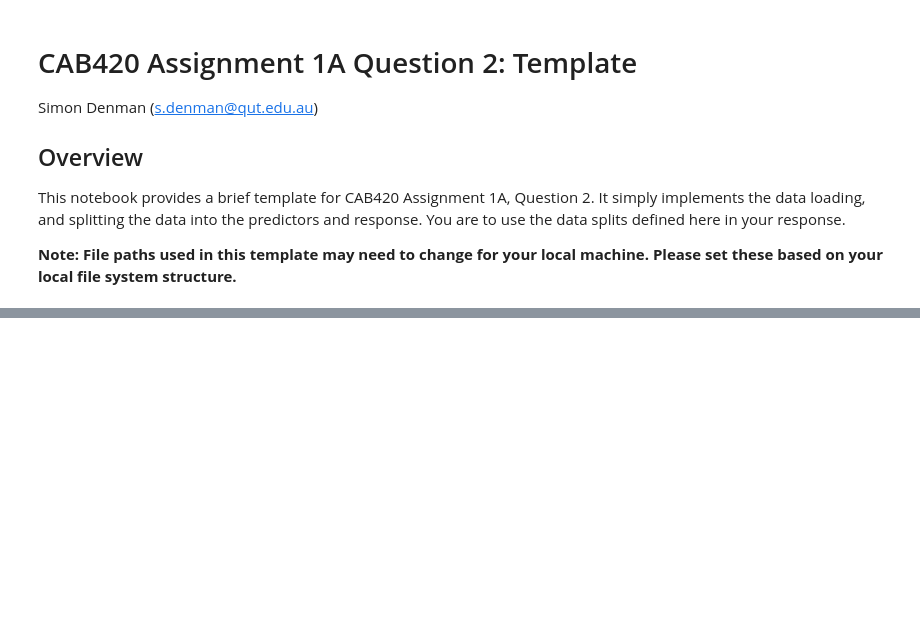
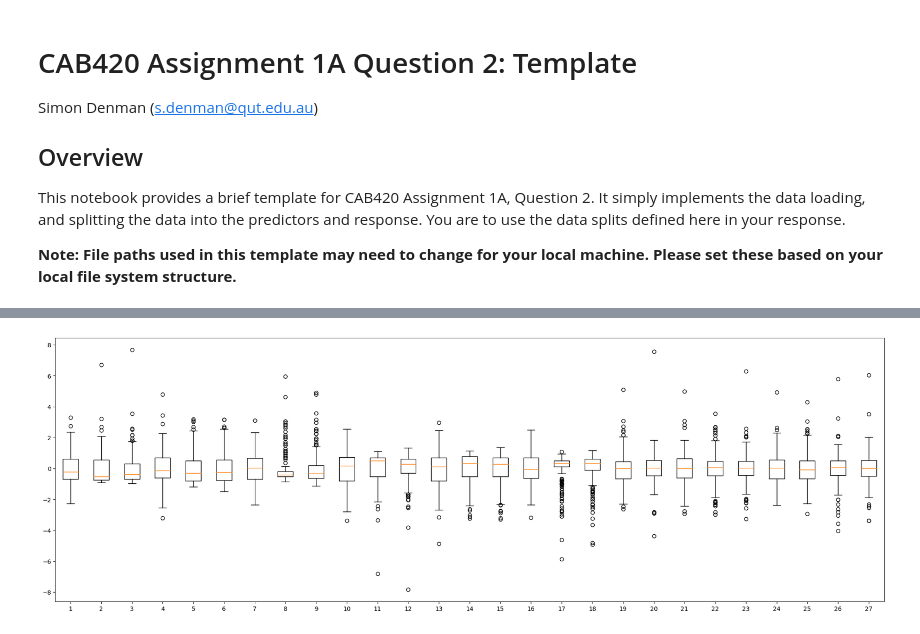
Before and after one commit to DonMMK/Machine-Learning-CAB420, a Jupyter notebook: assessment1a/Q2/CAB420_A1A_Q2_Template.ipynb, the cells around one changed output, grey strips where cells are left out. Cells and saved outputs as stored; diff of their text form; code cells hidden in the pictures; blank space fills up the shorter version.

```diff
--- a/assessment1a/Q2/CAB420_A1A_Q2_Template.ipynb
+++ b/assessment1a/Q2/CAB420_A1A_Q2_Template.ipynb
@@ -24,0 +48,14 @@ Y_test = test.iloc[:,0].to_numpy()
+# %%
+# We have to standardize the data using mu and sigma
+mu = np.mean(X_train, axis=0)
+sigma = np.std(X_train, axis=0)
+X_train = (X_train - mu) / sigma
+X_val = (X_val - mu) / sigma
+X_test = (X_test - mu) / sigma
+
+# Do a box plot for the training data
+fig = plt.figure(figsize=[25, 8])
+ax = fig.add_subplot(1, 1, 1)
+ax.boxplot(X_train);
+# %% [output]
+[figure, added]
```
Also changed, not shown: parts of 22 cells of this notebook.
